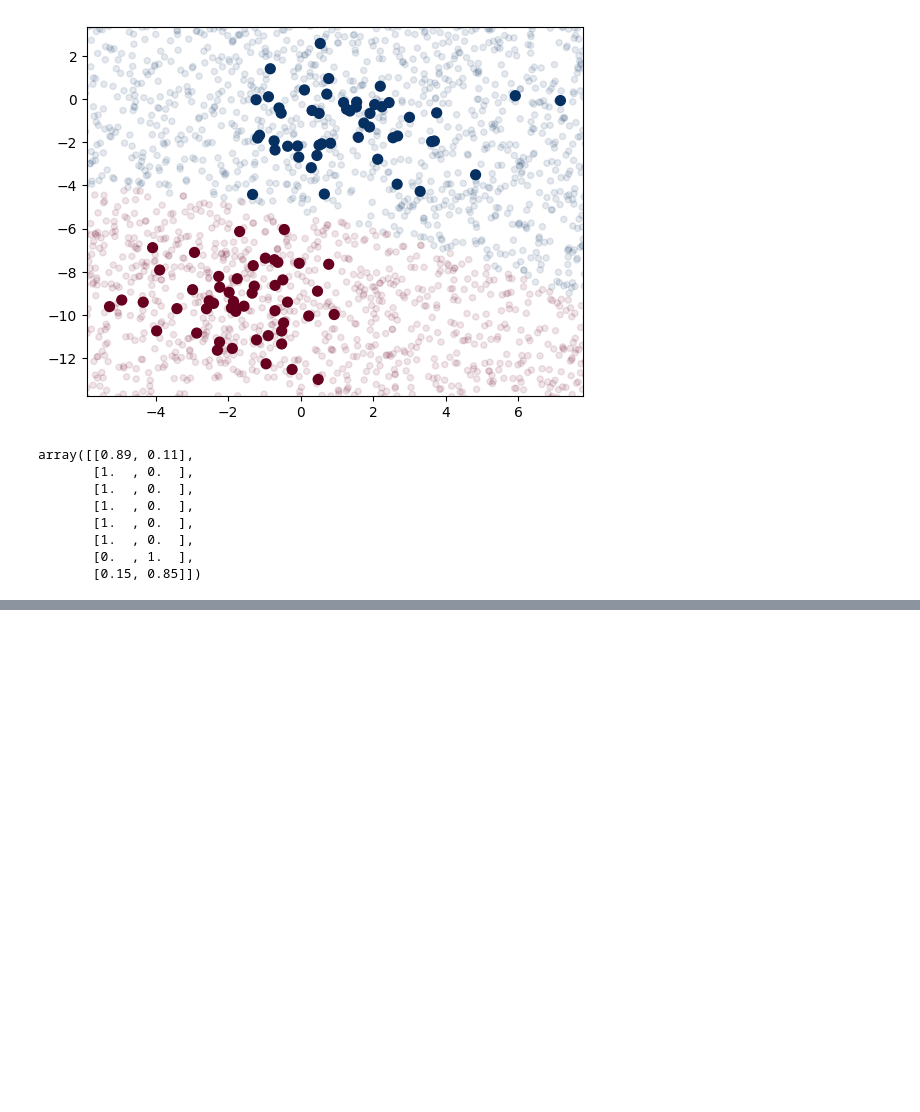
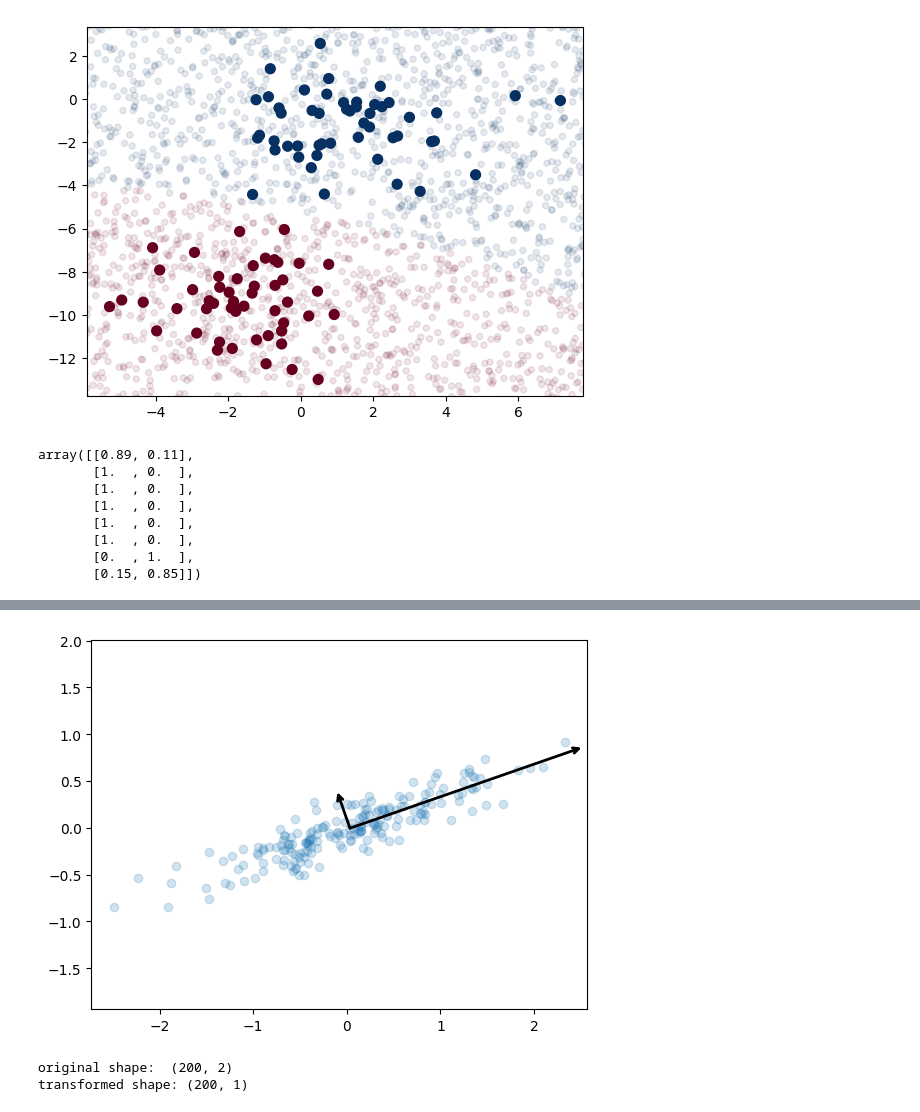
Before and after one commit to afif-af/python_data_analysis, a Jupyter notebook: PythonDataSciecnceHandbook.ipynb, the cells around one changed output, grey strips where cells are left out. Drawn from its saved outputs; the diff is of its cells as text; code cells hidden in the pictures; blank space fills up the shorter version.

```diff
--- a/PythonDataSciecnceHandbook.ipynb
+++ b/PythonDataSciecnceHandbook.ipynb
@@ -43,0 +159,22 @@ array([[0.89, 0.11],
+# %%
+def draw_vector(v0,v1,ax=None):
+  ax=ax or plt.gca()
+  arrowprops=dict(arrowstyle='->', linewidth=2, shrinkA=0, shrinkB=0)
+  ax.annotate('',v1,v0,arrowprops=arrowprops)
+
+plt.scatter(X[:,0],X[:,1],alpha=0.2)
+for length, vector in zip(pca.explained_variance_, pca.components_):
+  v=vector * 3* np.sqrt(length)
+  draw_vector(pca.mean_, pca.mean_ + v)
+plt.axis('equal');
+# %% [output]
+[figure, added]
+# %%
+pca =PCA(n_components=1)
+pca.fit(X)
+X_pca=pca.transform(X)
+print('original shape: ',X.shape)
+print('transformed shape:',X_pca.shape)
+# %% [output]
+original shape:  (200, 2)
+transformed shape: (200, 1)
```
Also changed, not shown: parts of 29 cells of this notebook.
